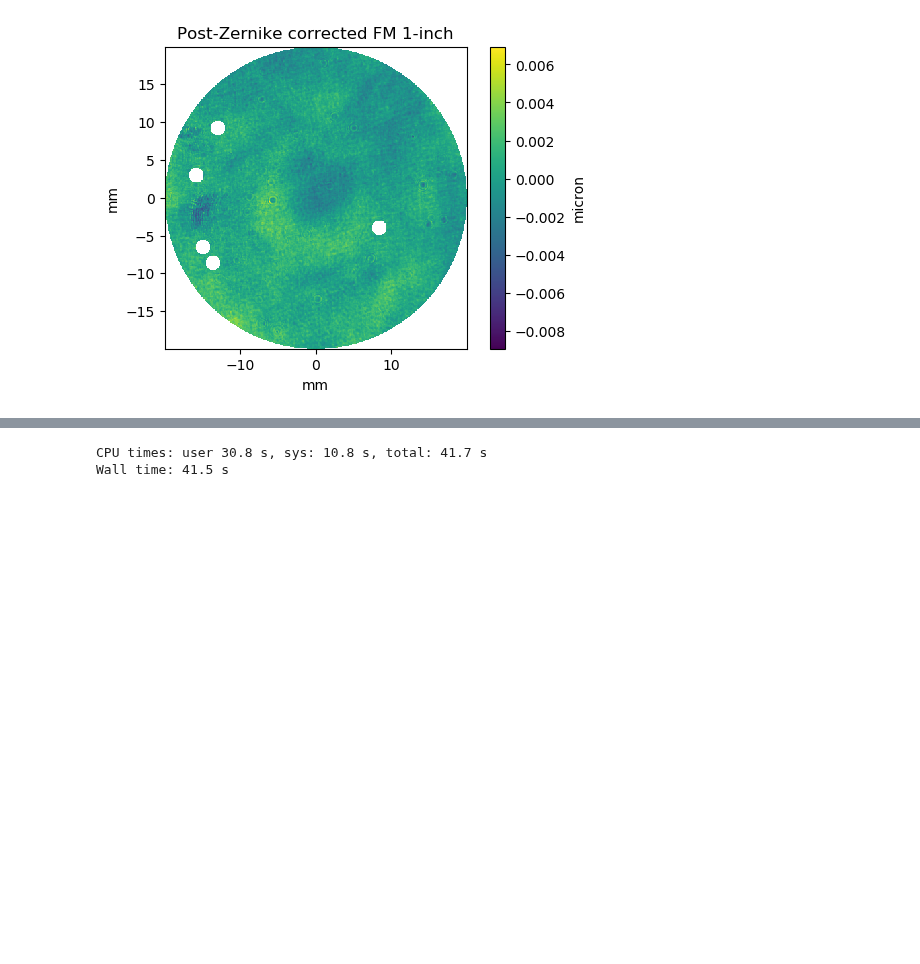
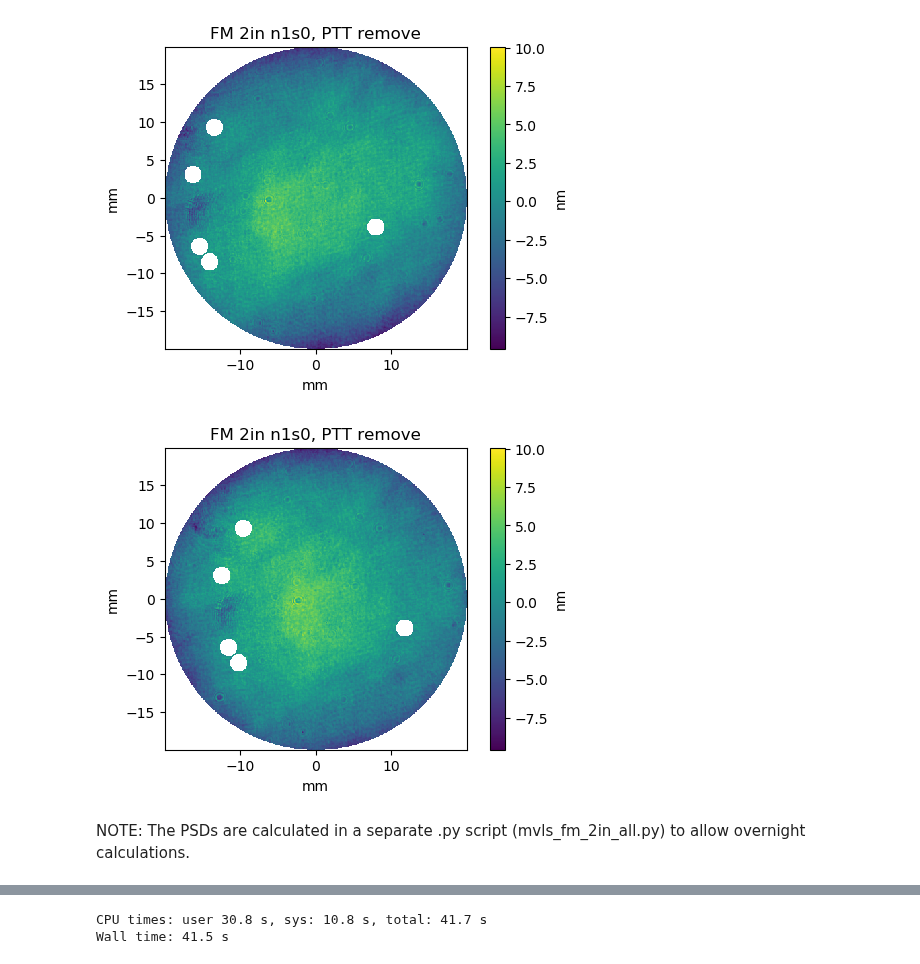
Before and after one commit to magao-x/magaox_poppy, a Jupyter notebook: PSD/zygo_data/zernike_dust_fm2in.ipynb, the cells around one changed output, grey strips where cells are left out. Cells and saved outputs as stored; diff of their text form; code cells hidden in the pictures; blank space fills up the shorter version.

```diff
--- a/PSD/zygo_data/zernike_dust_fm2in.ipynb
+++ b/PSD/zygo_data/zernike_dust_fm2in.ipynb
@@ -87,14 +41,13 @@ sp = {'label': ['wavelen', 'latres', 'surfunit', 'diam_100'],
 # %%
 # initialize the data
 tot_fm = 8
-tot_step = 6
+tot_step= 4 # the last 2 step sets are bad news
 fits_folder = 'flat_mirrors/fixed_fits/'
 raw_folder = 'flat_mirrors/2018_03_23/'
 
 opt_parms = {'ca' : 80, # of the 80% CA given
              'ovs': 4096,
              'diam_100CA': 50*u.mm,
-             'surf_units': u.micron,
              'label': '2in',
              'ring_width': 5,
              'kmid_ll': 0.1/u.mm,
@@ -102,32 +55,31 @@ opt_parms = {'ca' : 80, # of the 80% CA given
 
 for fmn in range(0, tot_fm):
     fm_num = fmn+1
-    print('Converting flat mirror n{0} steps'.format(fm_num))
     for ns in range(0, tot_step):
-        print('Analyzing Step {0}'.format(ns))
         # call in the file
         fm_loc = raw_folder+'flat_{0}_n{1}_100percent_step{2}.datx'.format(opt_parms['label'],fm_num, ns)
         surf, mask, sp = dfx.open_datx(datx_file_loc=fm_loc, diam_ca100=opt_parms['diam_100CA'])
         wavelen = sp['value'][sp['label'].index('wavelen')] # should be same for all steps
         latres = sp['value'][sp['label'].index('latres')]
 
+        if ns==0 and fmn==0:
+            opt_parms['surf_units'] = sp['value'][sp['label'].index('surfunit')]
+            opt_parms['wavelen'] = wavelen
+            opt_parms['latres'] = latres
+
         # tighten up the matrix by removing empty rows and columns
         surf, mask = dfx.mat_tight(surf, mask)
 
-
         # apply a resize
         surf, mask = dfx.reduce_ca(data=surf, mask=mask, old_ca=100, new_ca=opt_parms['ca'])
-
         # write data to a matrix
         if ns==0 and fmn==0: # initialize first time
+            opt_parms['diam_ca'] = mask.shape[0]*latres.to(u.mm/u.pix)
             data_set = np.zeros((tot_fm, tot_step, mask.shape[0], mask.shape[0])) # initialize
-            flat_set = np.zeros((tot_fm, tot_step, np.product(mask.shape)))
         data_set[fmn, ns, :, :] = surf.value
-        flat_set[fmn, ns] = np.reshape(surf.value, np.product(mask.shape))
 
-    print('Completed flat mirror n{0} file opening to local environment\n'.format(fm_num))
+    print('Completed flat mirror n{0} file opening to local environment'.format(fm_num))
 
 raw_surf = data_set * surf.unit
-raw_surf_flat = flat_set * surf.unit
 raw_mask = mask
 # %% [output]
@@ -267,11 +168,33 @@ Wall time: 20.2 s
-# %%
-fmn =4
-sn = 0
-dfx.show_image(data=dfx.sn_map(surface=zm_cor[fmn][sn].value, mask=dust_set[fmn][sn]),
-              data_unit = zm_cor.unit,
-              pixscale=(latres*u.pix).to(u.mm),
-              fig_title='Post-Zernike corrected FM 1-inch')
-# %% [output]
-[figure, removed]
+# %%
+fmn1 = 0
+sn1 = 0
+fmn2 = 0
+sn2 = 2
+
+data1 = zm_cor_ptt[fmn1][sn1].to(u.nm)
+data2 = zm_cor_ptt[fmn2][sn2].to(u.nm)
+
+data1_sn = dfx.sn_map(surface=data1.value, mask=dust_set[fmn1][sn1])
+data2_sn = dfx.sn_map(surface=data2.value, mask=dust_set[fmn2][sn2])
+
+vmin = np.amin([np.amin(data1.value), np.amin(data2.value)])
+vmax = np.amax([np.amax(data1.value), np.amax(data2.value)])
+
+dfx.show_image(data=data1_sn,
+              data_unit = data1.unit,
+              pixscale=(latres*u.pix).to(u.mm),
+              fig_title='FM {0} n{1}s{2}, PTT remove'.format(opt_parms['label'], fmn1+1, sn1),
+              cbar_lim=[vmin, vmax])
+
+dfx.show_image(data=data2_sn,
+              data_unit = data2.unit,
+              pixscale=(latres*u.pix).to(u.mm),
+              fig_title='FM {0} n{1}s{2}, PTT remove'.format(opt_parms['label'], fmn1+1, sn1),
+              cbar_lim=[vmin, vmax])
+# %% [output]
+[figure, added]
+[figure, added]
+# %% [markdown]
+NOTE: The PSDs are calculated in a separate .py script (mvls_fm_2in_all.py) to allow overnight calculations.
 # %%
 %%time
```
Also changed, not shown: parts of 11 cells of this notebook, 2 other files.
